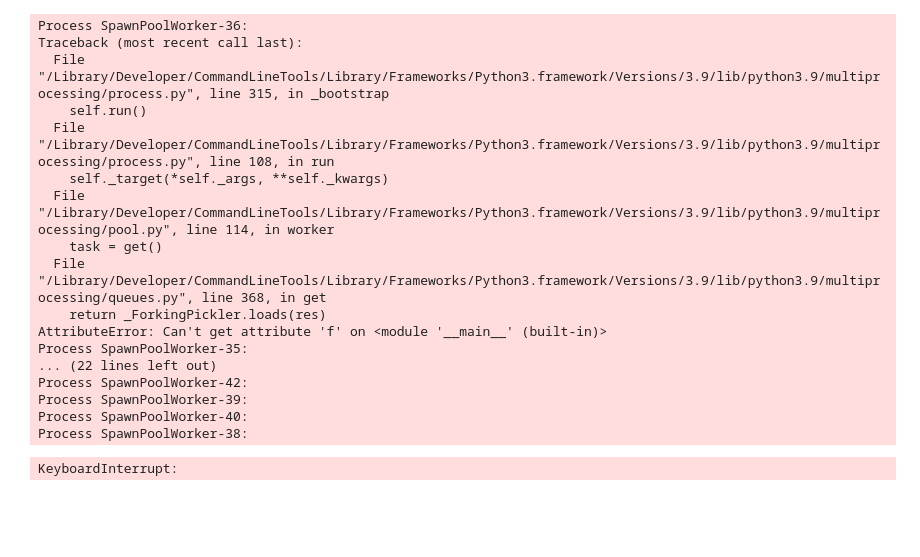
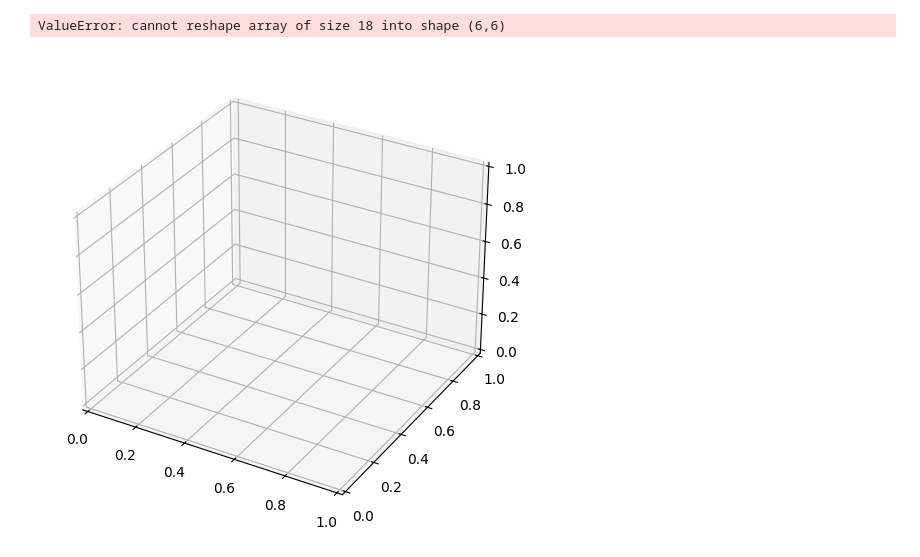
Before and after one commit to poledtomas/EoS-script, a Jupyter notebook: analyse.ipynb, the cells around one changed output. Drawn from its saved outputs; the diff is of its cells as text; code cells hidden in the pictures; blank space fills up the shorter version.

```diff
--- a/analyse.ipynb
+++ b/analyse.ipynb
@@ -68,33 +77,38 @@ Text(0.5, 0.5, 'T')
-# %%
-from multiprocessing import Pool
-
-
-def f(x):
-    return x * x
-
-
-if __name__ == "__main__":
-    with Pool(5) as p:
-        print(p.map(f, [1, 2, 3]))
-# %% [output]
-Process SpawnPoolWorker-36:
-Traceback (most recent call last):
-  File "/Library/Developer/CommandLineTools/Library/Frameworks/Python3.framework/Versions/3.9/lib/python3.9/multiprocessing/process.py", line 315, in _bootstrap
-    self.run()
-  File "/Library/Developer/CommandLineTools/Library/Frameworks/Python3.framework/Versions/3.9/lib/python3.9/multiprocessing/process.py", line 108, in run
-    self._target(*self._args, **self._kwargs)
-  File "/Library/Developer/CommandLineTools/Library/Frameworks/Python3.framework/Versions/3.9/lib/python3.9/multiprocessing/pool.py", line 114, in worker
-    task = get()
-  File "/Library/Developer/CommandLineTools/Library/Frameworks/Python3.framework/Versions/3.9/lib/python3.9/multiprocessing/queues.py", line 368, in get
-    return _ForkingPickler.loads(res)
-AttributeError: Can't get attribute 'f' on <module '__main__' (built-in)>
-Process SpawnPoolWorker-35:
-... (22 lines left out)
-Process SpawnPoolWorker-42:
-Process SpawnPoolWorker-39:
-Process SpawnPoolWorker-40:
-Process SpawnPoolWorker-38:
-KeyboardInterrupt:
+# %%
+import numpy as np
+import matplotlib.pyplot as plt
+from scipy.interpolate import griddata
+
+# Convert pandas Series to NumPy arrays
+e = inv["e"].to_numpy()
+nb = inv["nb"].to_numpy()
+Te = inv["Te"].to_numpy()
+
+# Create a 2D grid for interpolation
+E, NB = np.meshgrid(
+    np.linspace(e.min(), e.max(), 50), np.linspace(nb.min(), nb.max(), 50)
+)
+
+# Interpolate Te values to match the grid
+Te_grid = griddata((e, nb), Te, (E, NB), method="cubic")
+
+# Create 3D plot
+fig = plt.figure(figsize=(8, 6))
+ax = fig.add_subplot(111, projection="3d")
+
+# Plot surface
+ax.plot_surface(E, NB, Te_grid, cmap="viridis")
+
+# Labels
+ax.set_xlabel("e")
+ax.set_ylabel("nb")
+ax.set_zlabel("Te")
+ax.set_title("3D Surface Plot of e, nb, and Te")
+
+plt.show()
+# %% [output]
+ValueError: cannot reshape array of size 18 into shape (6,6)
+[figure, added]
 # %%
 N = 200000
 min_e, max_e = -0.00999, 13.6
```
Also changed, not shown: parts of 3 cells of this notebook, 2 other files.
